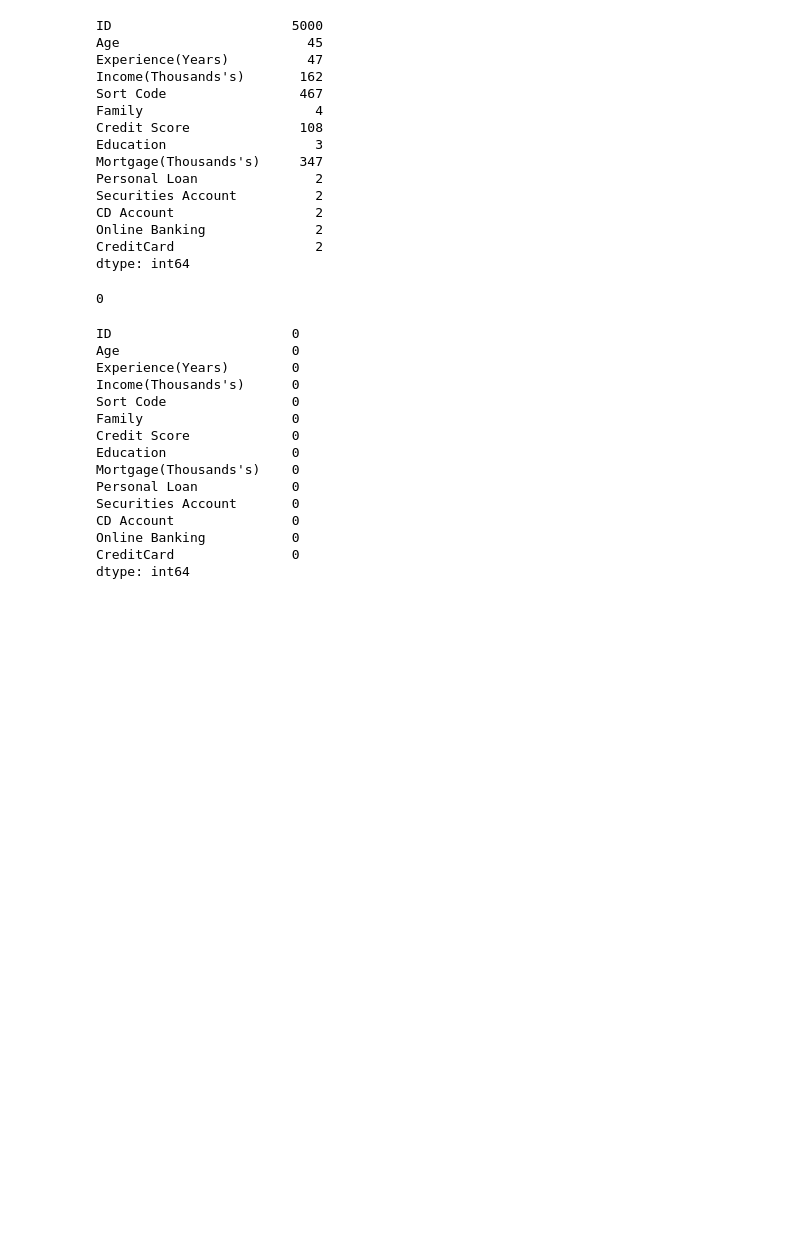
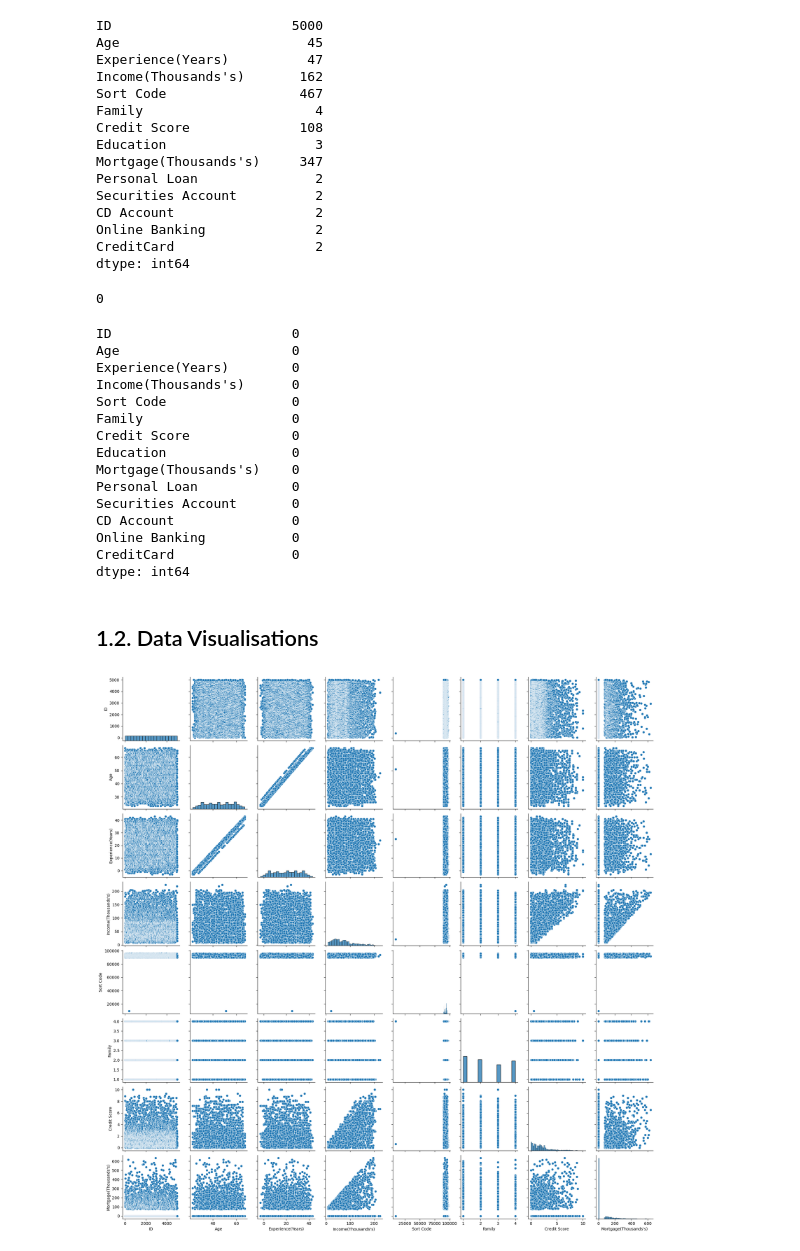
Before and after one commit to IC2020341/IngridCastro_ML_CA2, a Jupyter notebook: IngridCastro_ML_CA2.ipynb.ipynb, the cells around one changed output. Cells and saved outputs as stored; diff of their text form; code cells hidden in the pictures; blank space fills up the shorter version.

Commit message:
Addition of data visualisations

```diff
--- a/IngridCastro_ML_CA2.ipynb.ipynb
+++ b/IngridCastro_ML_CA2.ipynb.ipynb
@@ -157,3 +158,10 @@ CD Account               0
 Online Banking           0
 CreditCard               0
 dtype: int64
+# %% [markdown]
+## 1.2. Data Visualisations
+# %%
+sns.pairplot(df1)
+plt.show()
+# %% [output]
+[figure, added]
```
Also changed, not shown: parts of 4 cells of this notebook.
